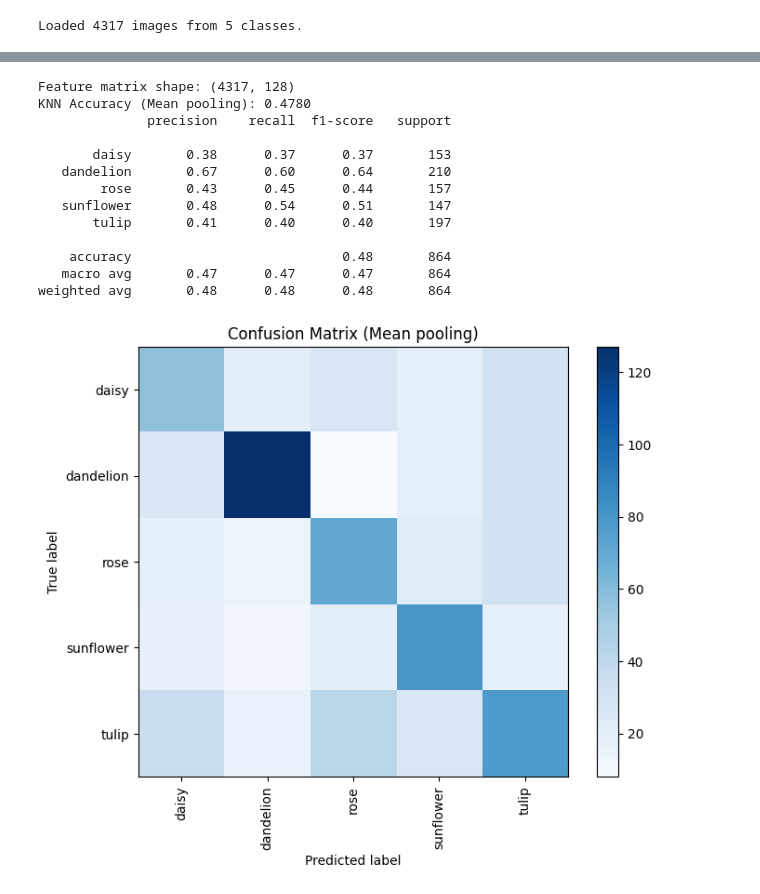
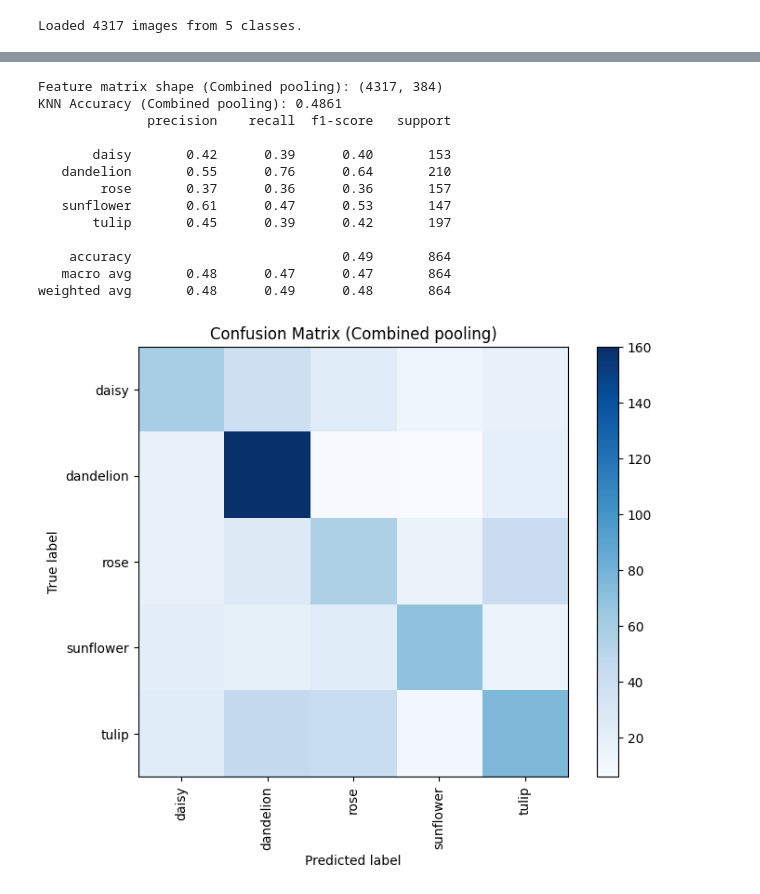
Before and after one commit to HossemCharrak/cv-lab-3, a Jupyter notebook: cv-lab-3.ipynb, the cells around one changed output, grey strips where cells are left out. Saved outputs shown, nothing was run; the diff lists cells and outputs as text; code cells hidden in the pictures.

```diff
--- a/cv-lab-3.ipynb
+++ b/cv-lab-3.ipynb
@@ -22,6 +22,7 @@ BATCH_KMEANS = True
 mean_pools =[]
 max_pools =[]
 min_pools =[]
+combined_pools =[]
 features = []
 # ---------------------------------
 image_descriptors = []
@@ -160,5 +208,5 @@ weighted avg       0.48      0.48      0.48       864
 # %%
-#Pooling using means,max,min and combined
+#Pooling Steps:
 
 # 1)Preprocess and Extract descriptors for all images
 for img in images:
@@ -166,7 +214,6 @@ for img in images:
     kp, desc = sift.detectAndCompute(gray, None)
 
     if desc is None or len(desc) == 0:
-        # No keypoints -> zero vector
         mean_pool = np.zeros(128)
         max_pool = np.zeros(128)
         min_pool = np.zeros(128)
@@ -176,11 +223,9 @@ for img in images:
         min_pool = np.min(desc, axis=0)
 
     # Combine pools (Mean + Max + Min)
-    pooled = np.concatenate([mean_pool, max_pool, min_pool])
+    combined_pool = np.concatenate([mean_pool, max_pool, min_pool])
+    # Store pools
     max_pools.append(max_pool)
     mean_pools.append(mean_pool)
     min_pools.append(min_pool)
-
-    features.append(pooled)
-features = np.array(features, dtype=np.float32)
-print("Feature matrix shape:", features.shape)
+    combined_pools.append(combined_pool)
@@ -294,36 +232,26 @@ weighted avg       0.21      0.21      0.20       864
-# %%
-# using mean pooling only
-features = np.array(mean_pools, dtype=np.float32)
-print("Feature matrix shape:", features.shape)
-
-# Normalize features
-scaler = StandardScaler()
-features_scaled = scaler.fit_transform(features)
-
-# Split dataset
-X_train, X_test, y_train, y_test = train_test_split(
-    features_scaled, labels, test_size=TEST_SIZE, stratify=labels, random_state=RANDOM_STATE
-)
-
-# KNN classifier
-knn = KNeighborsClassifier(n_neighbors=KNN_NEIGHBORS, metric='euclidean')
-knn.fit(X_train, y_train)
-
-# Evaluate
-y_pred = knn.predict(X_test)
-evaluate_model_plot_confusion_matrix(y_test, y_pred, classes, title_suffix="(Mean pooling)")
-# %% [output]
-Feature matrix shape: (4317, 128)
-KNN Accuracy (Mean pooling): 0.4780
-              precision    recall  f1-score   support
-
-       daisy       0.38      0.37      0.37       153
-   dandelion       0.67      0.60      0.64       210
-        rose       0.43      0.45      0.44       157
-   sunflower       0.48      0.54      0.51       147
-       tulip       0.41      0.40      0.40       197
-
-    accuracy                           0.48       864
-   macro avg       0.47      0.47      0.47       864
-weighted avg       0.48      0.48      0.48       864
-[figure, removed]
+# %%
+#Using combined pooling
+results_combined = run_knn_classification(
+    combined_pools,
+    labels,
+    classes,
+    pooling_name="Combined pooling",
+    test_size=TEST_SIZE,
+    random_state=RANDOM_STATE,
+    n_neighbors=KNN_NEIGHBORS
+)
+# %% [output]
+Feature matrix shape (Combined pooling): (4317, 384)
+KNN Accuracy (Combined pooling): 0.4861
+              precision    recall  f1-score   support
+
+       daisy       0.42      0.39      0.40       153
+   dandelion       0.55      0.76      0.64       210
+        rose       0.37      0.36      0.36       157
+   sunflower       0.61      0.47      0.53       147
+       tulip       0.45      0.39      0.42       197
+
+    accuracy                           0.49       864
+   macro avg       0.48      0.47      0.47       864
+weighted avg       0.48      0.49      0.48       864
+[figure, added]
```
Also changed, not shown: parts of 19 cells of this notebook, 1 other file.
